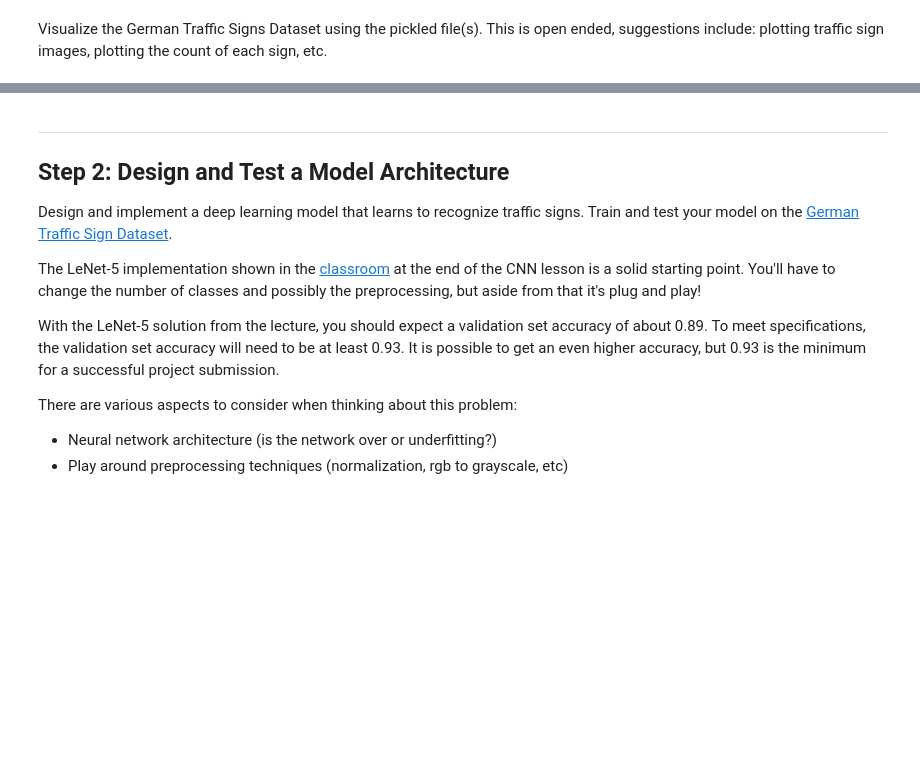
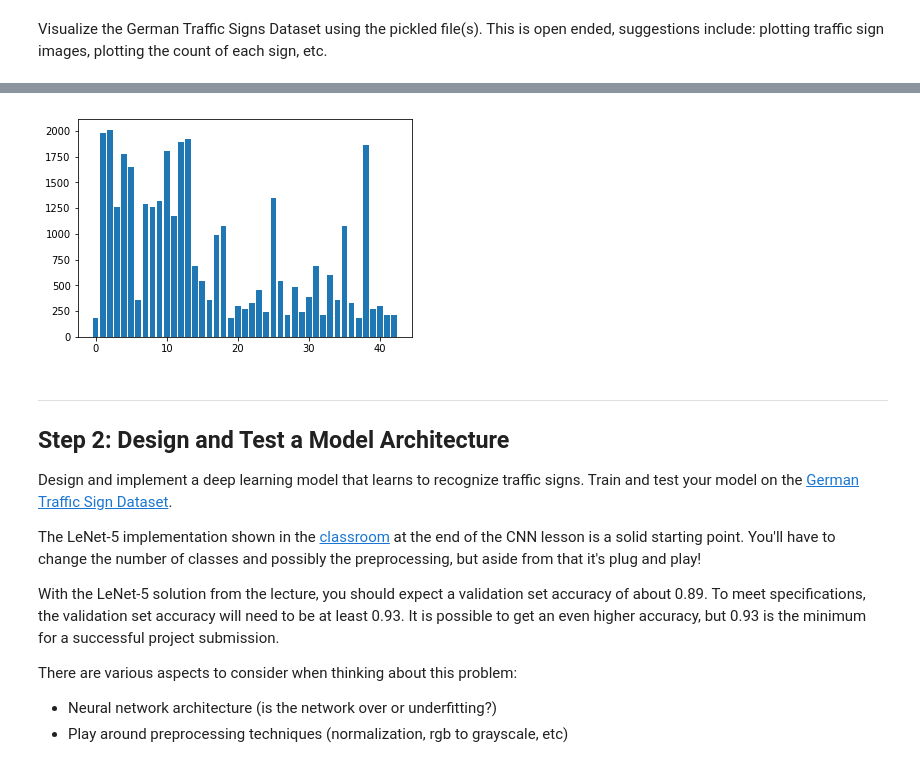
Before and after one commit to charlielito/CarND-Traffic-Sign-Classifier-Project, a Jupyter notebook: Traffic_Sign_Classifier.ipynb, the cells around one changed output, grey strips where cells are left out. Saved outputs shown, nothing was run; the diff lists cells and outputs as text; code cells hidden in the pictures; blank space fills up the shorter version.

```diff
--- a/Traffic_Sign_Classifier.ipynb
+++ b/Traffic_Sign_Classifier.ipynb
@@ -105,3 +103,12 @@ for row in ax:
+# %%
+## Visualize data distribution
+
+classes, repeat = np.unique(y_train,return_counts=True)
+
+plt.bar(classes, repeat)
+plt.show()
+# %% [output]
+[figure, added]
 # %% [markdown]
 ----
 
```
Also changed, not shown: parts of 16 cells of this notebook.
